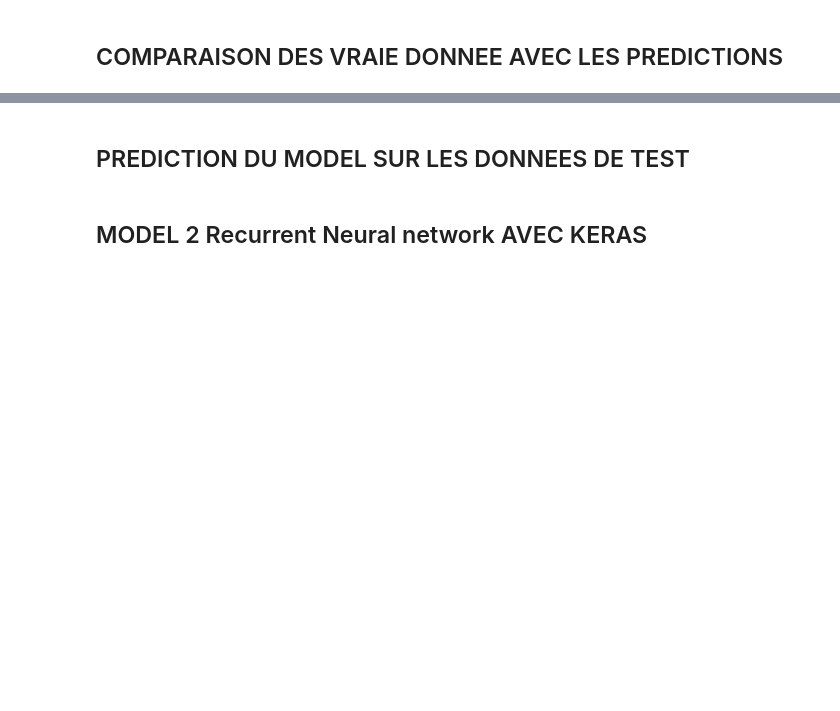
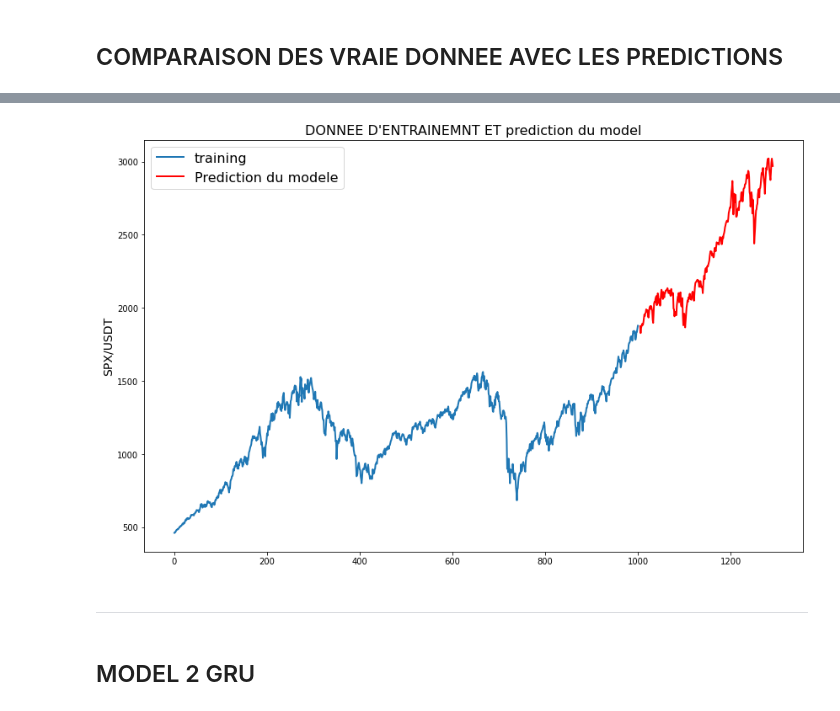
Before and after one commit to cnoussi/TP_3_MACHINE_LEARNING, a Jupyter notebook: TP3_ml.ipynb, the cells around one changed output, grey strips where cells are left out. Saved outputs shown, nothing was run; the diff lists cells and outputs as text; code cells hidden in the pictures; blank space fills up the shorter version.

```diff
--- a/TP3_ml.ipynb
+++ b/TP3_ml.ipynb
@@ -225,4 +192,4 @@ plt.show()
 # %%
-targets = test_SPX[window_len:]
+targets = test_SPX[5:]
 preds = model.predict(X_test).squeeze()
 mean_absolute_error(preds, y_test)
@@ -237,3 +209,0 @@ r2_score1*100
-# %%
-preds = test_SPX.values[:-window_len] * (preds + 1)
-preds
@@ -258,2 +228,11 @@ line_plot(targets, preds, 'actual', 'prediction', lw=3)
+# %%
+
+def line_plot(line1, line2,label1=None, label2=None,title='', lw=2):
+    fig, ax = plt.subplots(1, figsize=(14, 9))
+    ax.plot(line1, label=label1, linewidth=lw)
+    ax.plot(line2, label=label2, linewidth=lw, c='r')
+    ax.set_ylabel('SPX/USDT', fontsize=14)
+    ax.set_title(title, fontsize=16)
+    ax.legend(loc='best', fontsize=16);
 # %%
 line_plot(test_SPX, preds, 'actual', 'prediction', lw=3)
@@ -260,22 +241,11 @@ line_plot(test_SPX, preds, 'actual', 'prediction', lw=3)
-# %% [markdown]
-## PREDICTION DU MODEL SUR LES DONNEES DE TEST
-# %%
-train_SPX = SPX.loc[0:1110,'Close']
-test_SPX = preds
-
-def line_plot(line1, line2,line3 ,label1=None, label2=None, label3=None,title='', lw=2):
-    fig, ax = plt.subplots(1, figsize=(14, 9))
-    ax.plot(line1, label=label1, linewidth=lw)
-    ax.plot(line2, label=label2, linewidth=lw, c='orange')
-    #ax.plot(line2, label=label2, linewidth=lw, c='o')
-    ax.plot(line3, label=label3, linewidth=lw, c='g')
-    ax.set_ylabel('SPX/USDT', fontsize=14)
-    ax.set_title(title, fontsize=16)
-    ax.legend(loc='best', fontsize=16);
 # %%
-line_plot(train_SPX, targets,preds, 'training','test', 'Prediction du modele', title="DONNEE D'ENTRAINEMNT ET DE TEST")
+line_plot(train_SPX,preds, 'training', 'Prediction du modele', title="DONNEE D'ENTRAINEMNT ET prediction du model")
+# %% [output]
+[figure, added]
+# %% [markdown]
+---
 # %% [markdown]
-## MODEL 2 Recurrent Neural network AVEC KERAS
+## MODEL 2 GRU
 # %%
 import numpy
 import matplotlib.pyplot as plt
```
Also changed, not shown: parts of 69 cells of this notebook.
